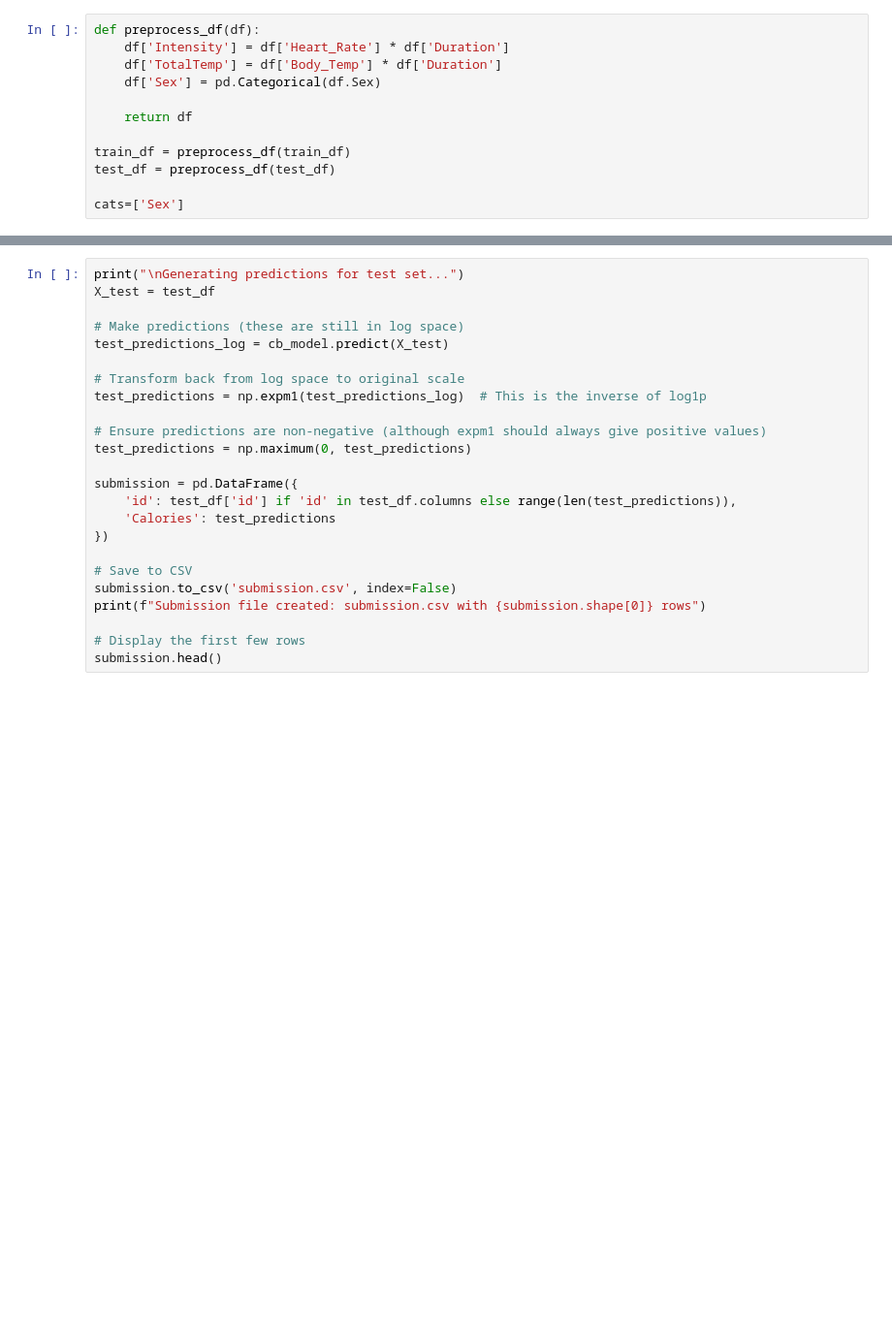
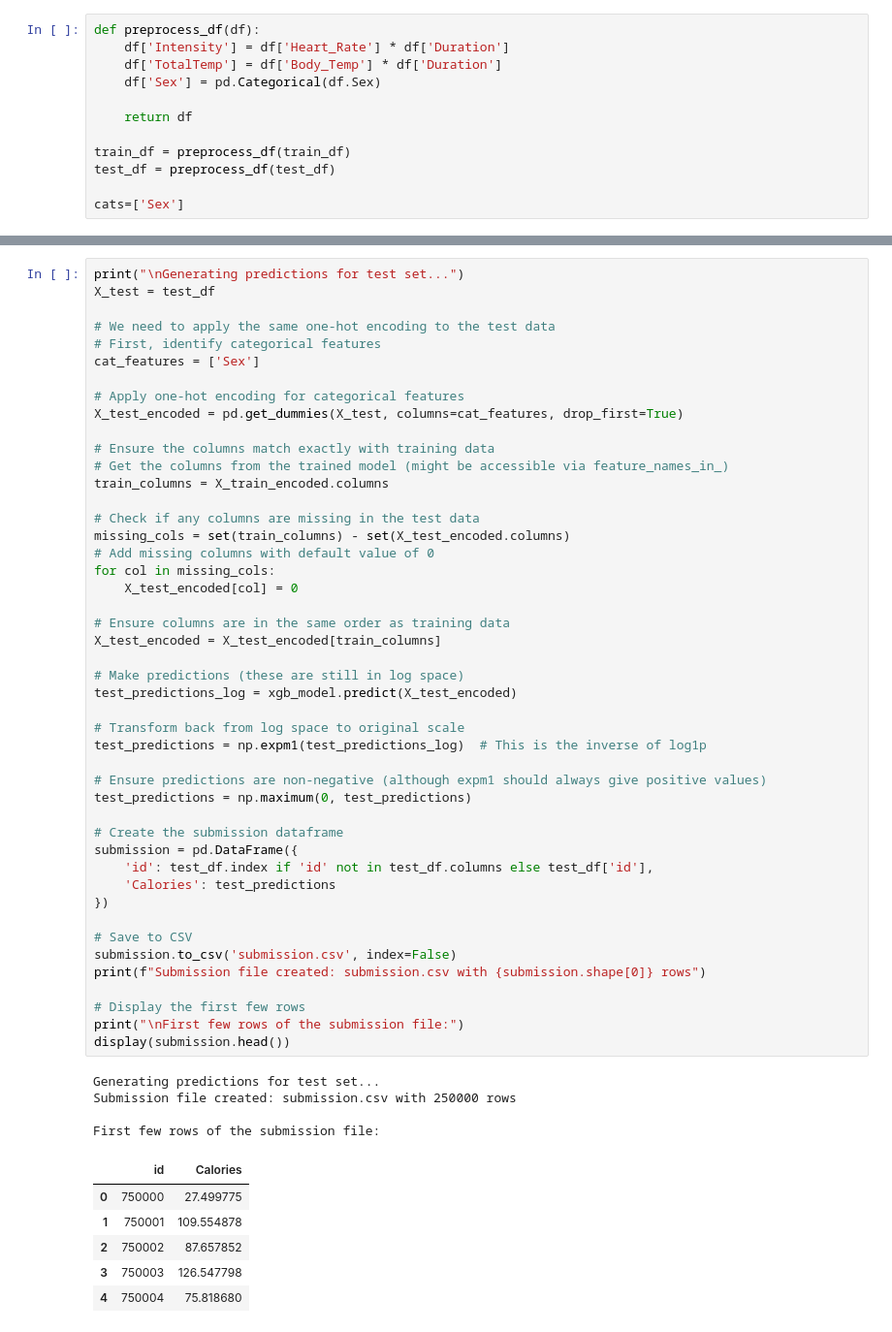
Before and after one commit to adam-sownie/Predict-Calorie-Expenditure-Kaggle, a Jupyter notebook: notebook.ipynb, the cells around one changed output, grey strips where cells are left out. Shown: that part at 97% size. Drawn from its saved outputs; the diff is of its cells as text; blank space fills up the shorter version.

```diff
--- a/notebook.ipynb
+++ b/notebook.ipynb
@@ -166,27 +217,60 @@ for name, importance in importance_df:
 # %%
 print("\nGenerating predictions for test set...")
 X_test = test_df
 
+# We need to apply the same one-hot encoding to the test data
+# First, identify categorical features
+cat_features = ['Sex']
+
+# Apply one-hot encoding for categorical features
+X_test_encoded = pd.get_dummies(X_test, columns=cat_features, drop_first=True)
+
+# Ensure the columns match exactly with training data
+# Get the columns from the trained model (might be accessible via feature_names_in_)
+train_columns = X_train_encoded.columns
+
+# Check if any columns are missing in the test data
+missing_cols = set(train_columns) - set(X_test_encoded.columns)
+# Add missing columns with default value of 0
+for col in missing_cols:
+    X_test_encoded[col] = 0
+
+# Ensure columns are in the same order as training data
+X_test_encoded = X_test_encoded[train_columns]
+
 # Make predictions (these are still in log space)
-test_predictions_log = cb_model.predict(X_test)
+test_predictions_log = xgb_model.predict(X_test_encoded)
 
 # Transform back from log space to original scale
 test_predictions = np.expm1(test_predictions_log)  # This is the inverse of log1p
 
 # Ensure predictions are non-negative (although expm1 should always give positive values)
 test_predictions = np.maximum(0, test_predictions)
 
+# Create the submission dataframe
 submission = pd.DataFrame({
-    'id': test_df['id'] if 'id' in test_df.columns else range(len(test_predictions)),
+    'id': test_df.index if 'id' not in test_df.columns else test_df['id'],
     'Calories': test_predictions
 })
 
 # Save to CSV
 submission.to_csv('submission.csv', index=False)
 print(f"Submission file created: submission.csv with {submission.shape[0]} rows")
 
 # Display the first few rows
-submission.head()
+print("\nFirst few rows of the submission file:")
+display(submission.head())
+# %% [output]
+Generating predictions for test set...
+Submission file created: submission.csv with 250000 rows
+
+First few rows of the submission file:
+|  | id | Calories |
+| 0 | 750000 | 27.499775 |
+| 1 | 750001 | 109.554878 |
+| 2 | 750002 | 87.657852 |
+| 3 | 750003 | 126.547798 |
+| 4 | 750004 | 75.818680 |
 # %%
 # Check if running on Kaggle or locally
 IN_KAGGLE = os.path.exists('/kaggle/working')
```
Also changed, not shown: parts of 3 cells of this notebook.
